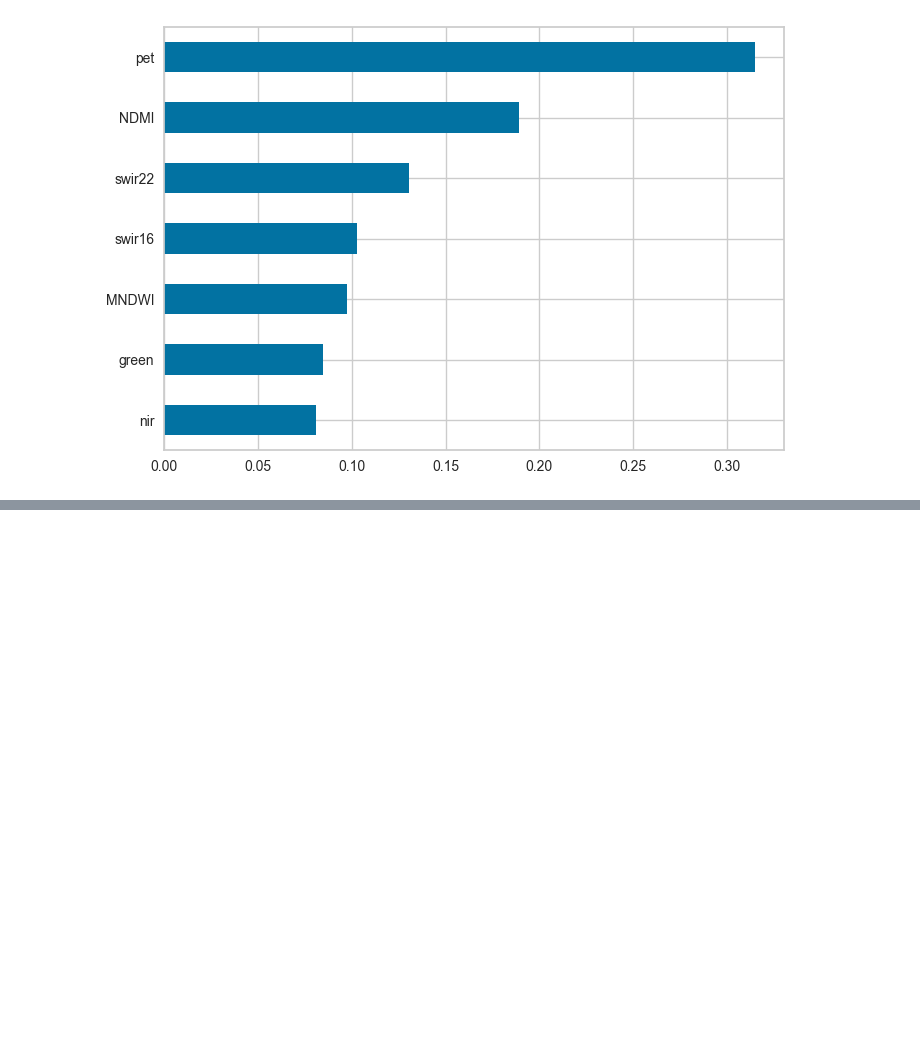
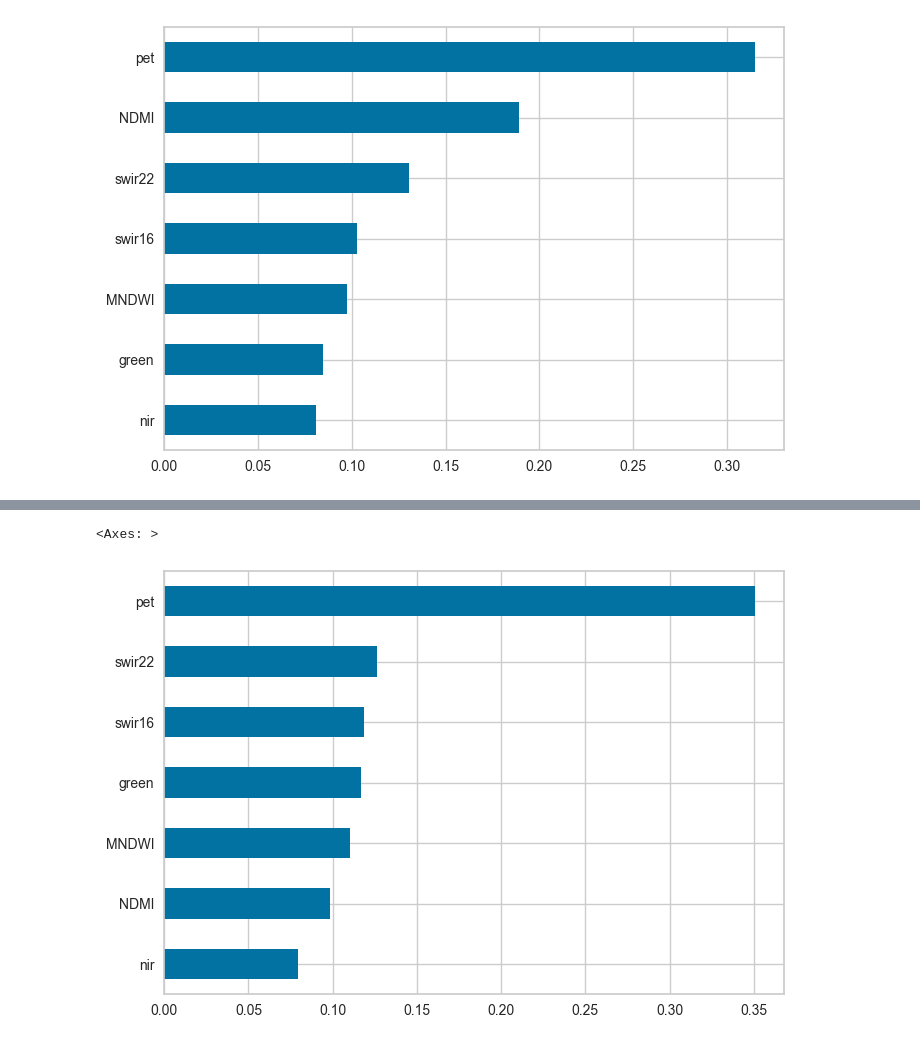
Before and after one commit to Lucas-Bussinger/EY-2026-AI-Challange, a Jupyter notebook: Model/BoostModel.ipynb, the cells around one changed output, grey strips where cells are left out. Cells and saved outputs as stored; diff of their text form; code cells hidden in the pictures; blank space fills up the shorter version.

```diff
--- a/Model/BoostModel.ipynb
+++ b/Model/BoostModel.ipynb
@@ -188,0 +128,5 @@ _ = ms.learning_curve(boost_predicter, Feature_data, Target_data, scoring='neg_m
+# %%
+(pd.Series(dart_xgb.feature_importances_, index = X_train.columns).sort_values().plot.barh())
+# %% [output]
+<Axes: >
+[figure, added]
```
Also changed, not shown: parts of 27 cells of this notebook, 1 other file.
